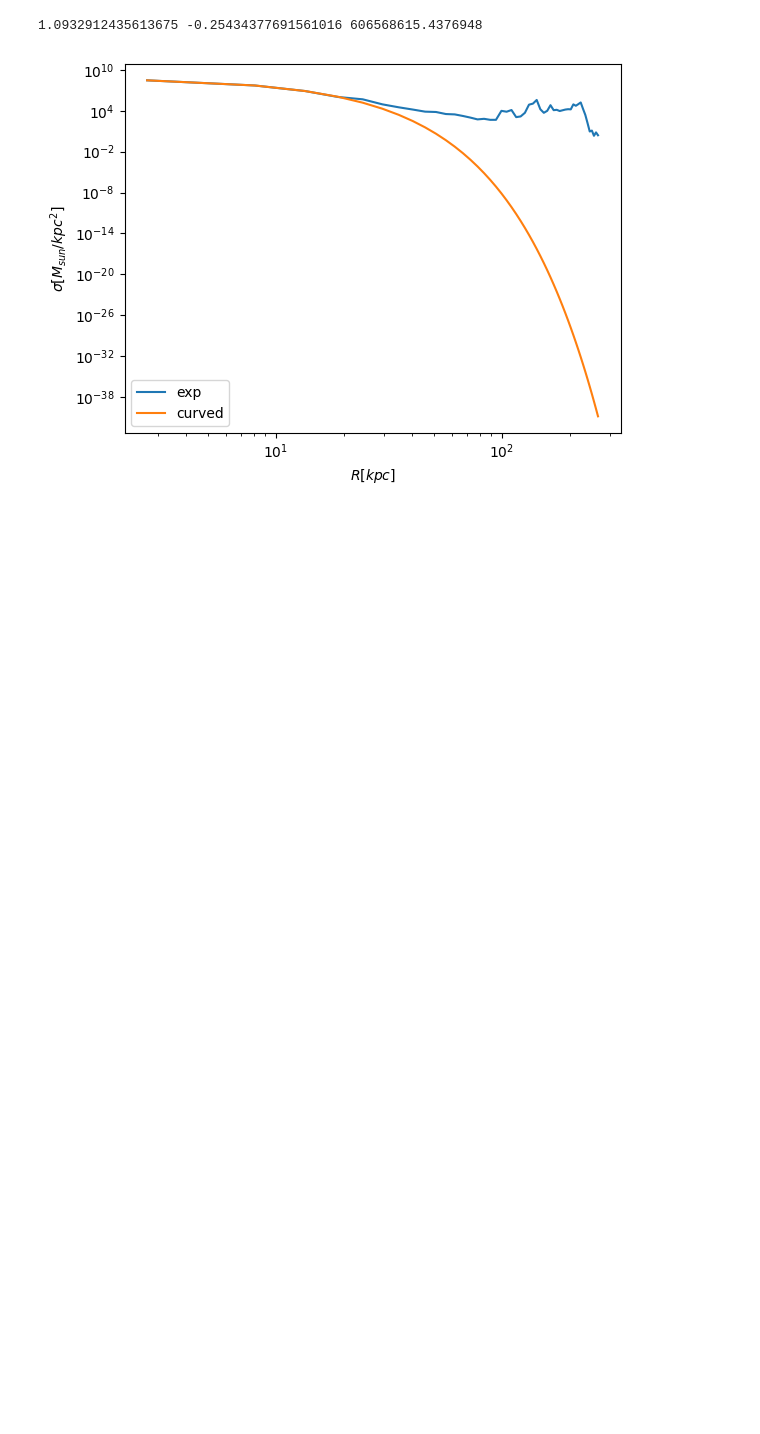
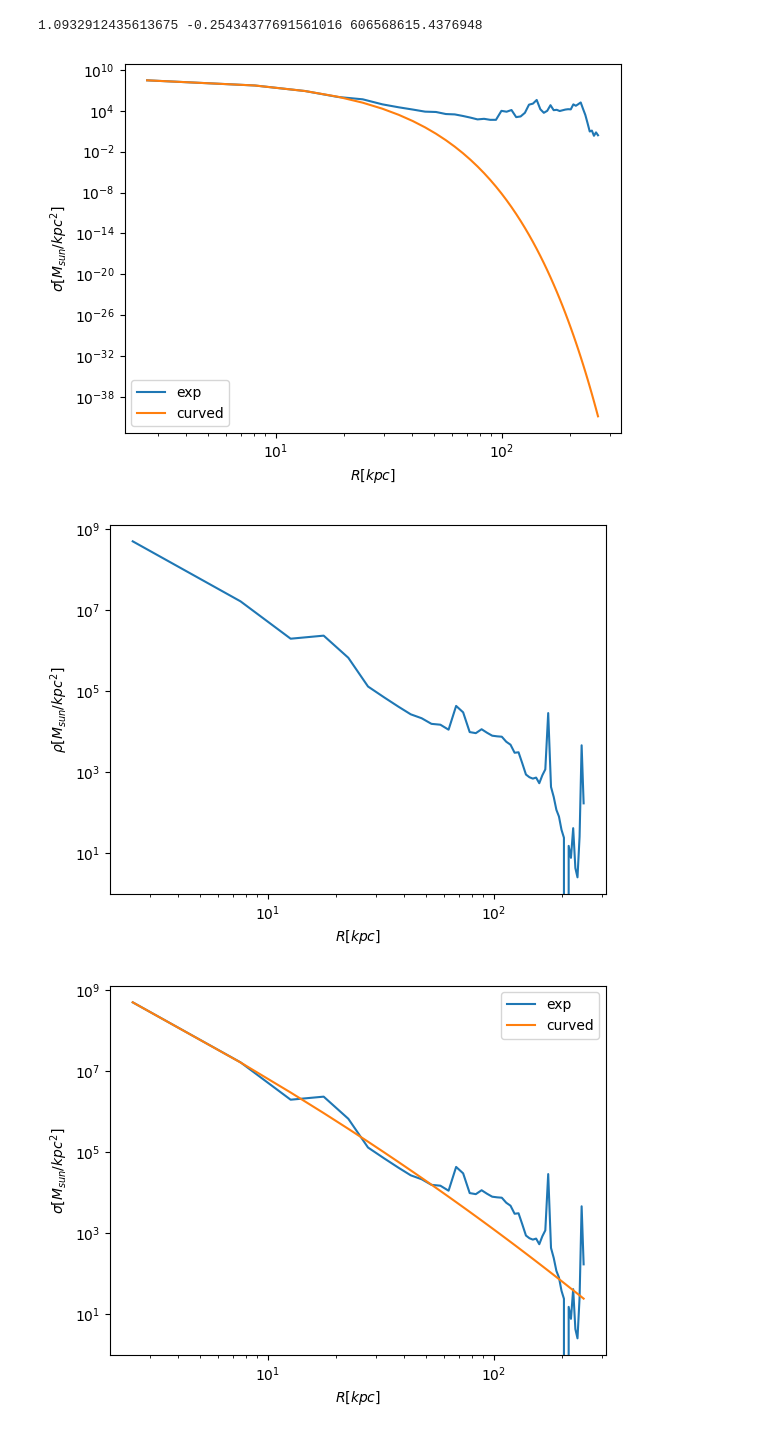
Before and after one commit to merkulovaveraastro9-source/AstronomyProject, a Jupyter notebook: Untitled3.ipynb, the cells around one changed output. Cells and saved outputs as stored; diff of their text form; code cells hidden in the pictures; blank space fills up the shorter version.

```diff
--- a/Untitled3.ipynb
+++ b/Untitled3.ipynb
@@ -818,3 +813,16 @@ curve_func_density_Exponencial(Rad,alpha_exp, A_exp, sigma0,Density)
 [figure]
 # %%
 DataFile(342447,alpha_exp, A_exp, sigma0, Rho0E, A_E, alpha_E, Density, Rad, Mass, Density_dm, Rad_dm, Mass_dm)
+# %%
+with File ('Data_358609','r') as h5:
+    Rad = h5['Rad'][:]
+    Density = h5['Density'][:]
+    plt.plot(Rad,Density)
+    plt.xscale('log')
+    plt.yscale('log')
+    plt.xlabel(r'$R [kpc]$')
+    plt.ylabel(r'$\rho[{M}_{sun}/{kpc}^2]$')
+    curve_func_density_Exponencial(Rad,h5['alpha_exp'], h5['A_exp'], h5['sigma0'],Density)
+# %% [output]
+[figure, added]
+[figure, added]
```
Also changed, not shown: parts of 11 cells of this notebook.
